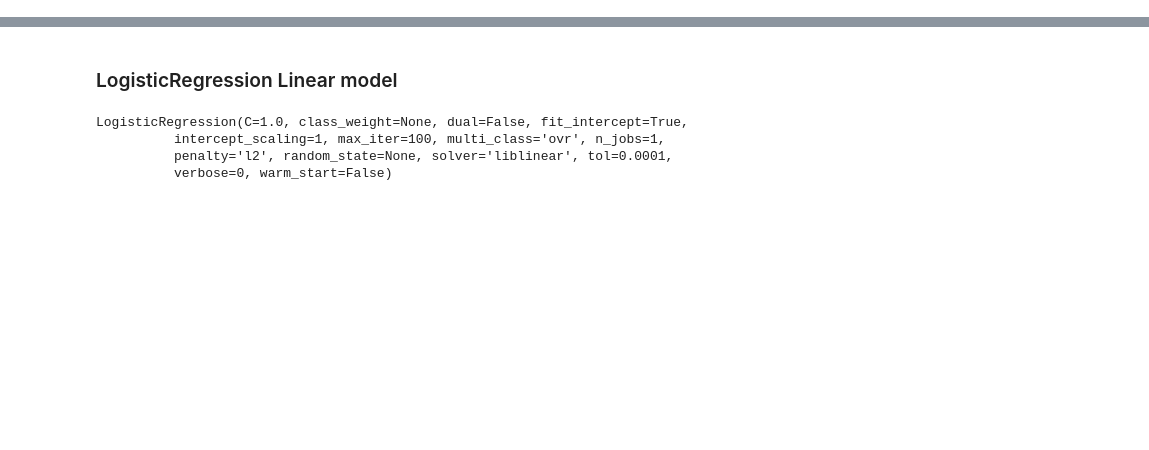
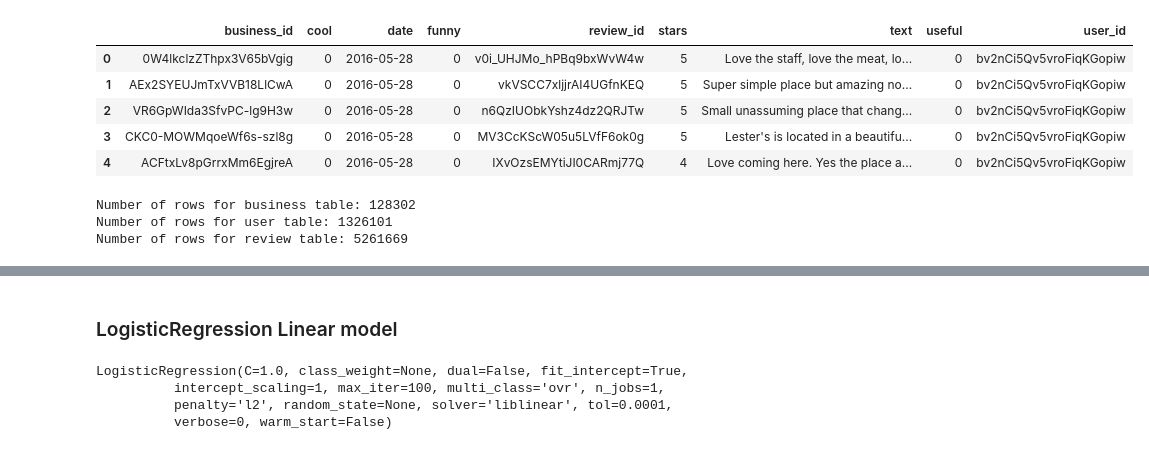
Before and after one commit to Chibuzor44/dsi-capstone, a Jupyter notebook: yelp_review.ipynb, the cells around one changed output, grey strips where cells are left out. Cells and saved outputs as stored; diff of their text form; code cells hidden in the pictures; blank space fills up the shorter version.

```diff
--- a/yelp_review.ipynb
+++ b/yelp_review.ipynb
@@ -39,0 +66,9 @@ import cleaner
+# %%
+df_rev.head()
+# %% [output]
+|  | business_id | cool | date | funny | review_id | stars | text | useful | user_id |
+| 0 | 0W4lkclzZThpx3V65bVgig | 0 | 2016-05-28 | 0 | v0i_UHJMo_hPBq9bxWvW4w | 5 | Love the staff, love the meat, lo... | 0 | bv2nCi5Qv5vroFiqKGopiw |
+| 1 | AEx2SYEUJmTxVVB18LlCwA | 0 | 2016-05-28 | 0 | vkVSCC7xljjrAI4UGfnKEQ | 5 | Super simple place but amazing no... | 0 | bv2nCi5Qv5vroFiqKGopiw |
+| 2 | VR6GpWIda3SfvPC-lg9H3w | 0 | 2016-05-28 | 0 | n6QzIUObkYshz4dz2QRJTw | 5 | Small unassuming place that chang... | 0 | bv2nCi5Qv5vroFiqKGopiw |
+| 3 | CKC0-MOWMqoeWf6s-szl8g | 0 | 2016-05-28 | 0 | MV3CcKScW05u5LVfF6ok0g | 5 | Lester's is located in a beautifu... | 0 | bv2nCi5Qv5vroFiqKGopiw |
+| 4 | ACFtxLv8pGrrxMm6EgjreA | 0 | 2016-05-28 | 0 | IXvOzsEMYtiJI0CARmj77Q | 4 | Love coming here. Yes the place a... | 0 | bv2nCi5Qv5vroFiqKGopiw |
@@ -39,0 +80,8 @@ import cleaner
+# %%
+print("Number of rows for business table: {}".format(len(df_bus)))
+print("Number of rows for user table: {}".format(len(df_user)))
+print("Number of rows for review table: {}".format(len(df_rev)))
+# %% [output]
+Number of rows for business table: 128302
+Number of rows for user table: 1326101
+Number of rows for review table: 5261669
```
Also changed, not shown: parts of 49 cells of this notebook, 1 other file.
